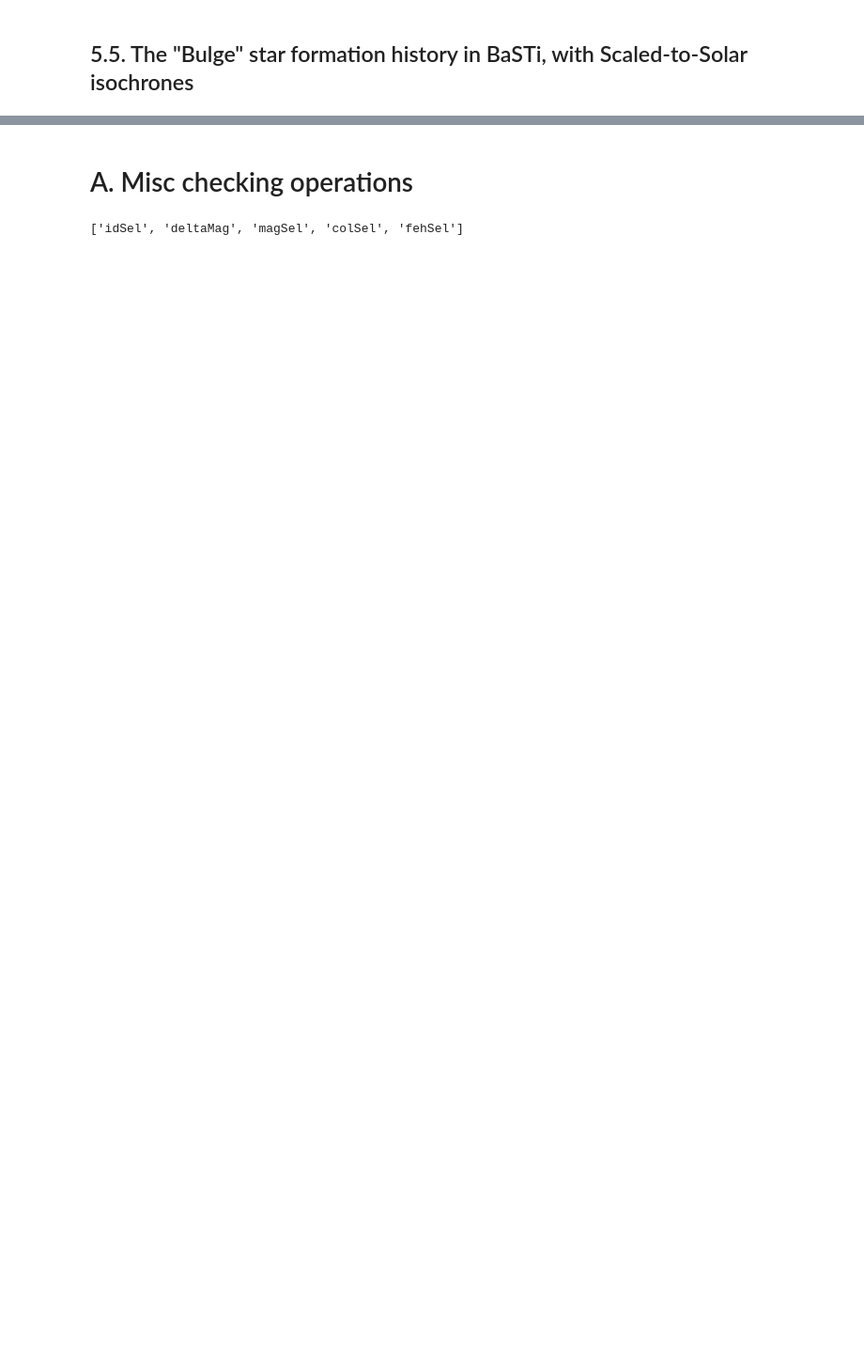
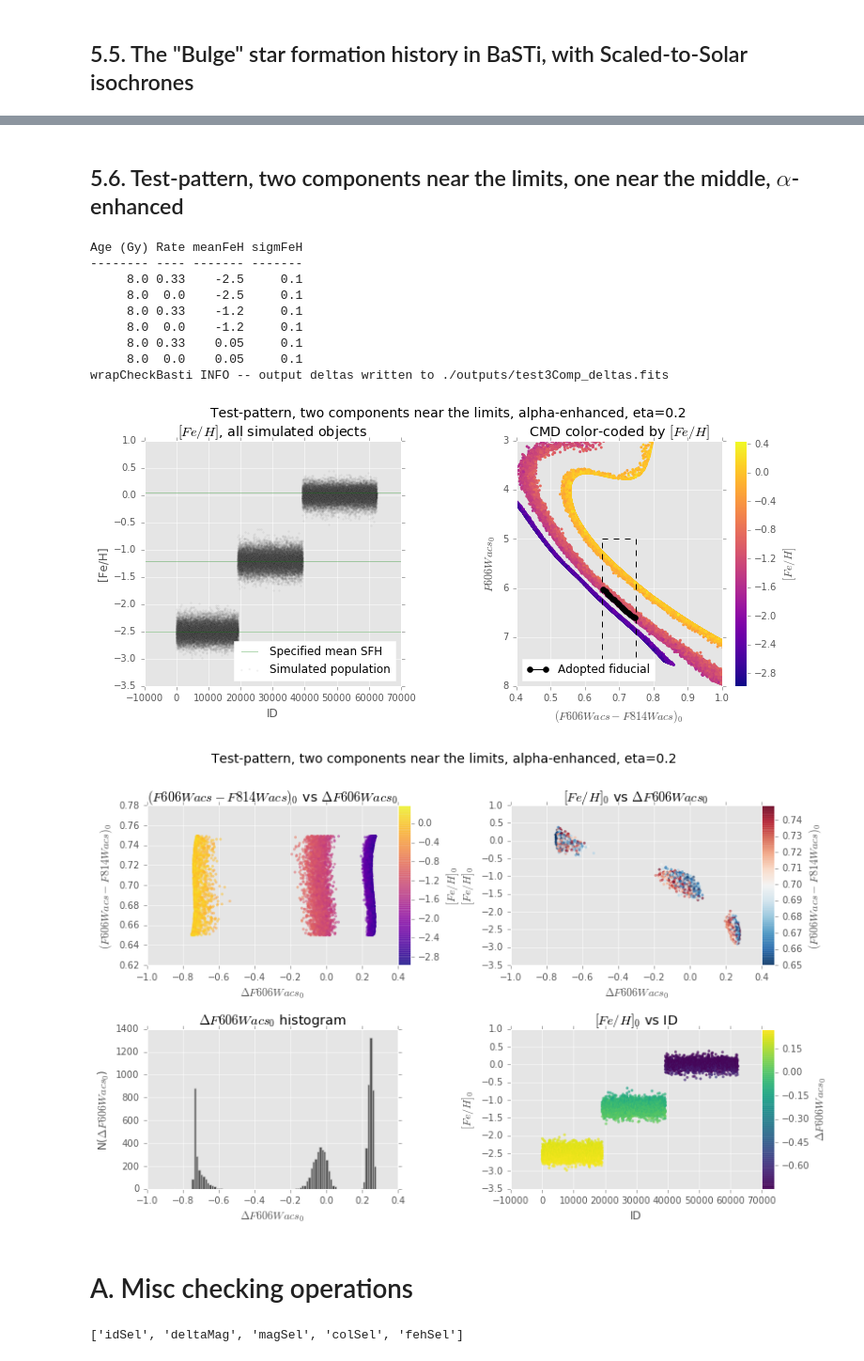
Before and after one commit to willclarkson/bastiTest, a Jupyter notebook: notebooks/2017-09-08_quicklookBaSTi_truncation.ipynb, the cells around one changed output, grey strips where cells are left out. Shown at 94% size. Saved outputs shown, nothing was run; the diff lists cells and outputs as text; code cells hidden in the pictures; blank space fills up the shorter version.

Commit message:
One more test case

```diff
--- a/notebooks/2017-09-08_quicklookBaSTi_truncation.ipynb
+++ b/notebooks/2017-09-08_quicklookBaSTi_truncation.ipynb
@@ -635,3 +636,28 @@ wrapCheckBasti INFO -- output deltas written to ./outputs/bulgeBasti_ss_deltas.f
+# %% [markdown]
+## 5.6.  Test-pattern, two components near the limits, one near the middle, $\alpha$-enhanced ##
+# %%
+stemPopTest = 'testPattern_3comp_al/Synth_Pop__Sep_9_19.48.56_CEST_2017_'
+sNameTest='test3Comp'
+sTitlTest='Test-pattern, two components near the limits, alpha-enhanced, eta=0.2'
+
+sStemTest='%s/%s' % (dirPlots, sNameTest)
+sDeltTest='%s/%s_deltas.fits' % (dirOuts, sNameTest)
+# %%
+wrapCheckBasti(stemPopTest, degFit, nMed, nMin, xLo, xHi, yLo, yHi, \
+               figStem=sStemTest, sTitle=sTitlTest, nBins=nBins, \
+               bothFigs=True, pathOut=sDeltTest, stripes=False)
+# %% [output]
+Age (Gy) Rate meanFeH sigmFeH
+-------- ---- ------- -------
+     8.0 0.33    -2.5     0.1
+     8.0  0.0    -2.5     0.1
+     8.0 0.33    -1.2     0.1
+     8.0  0.0    -1.2     0.1
+     8.0 0.33    0.05     0.1
+     8.0  0.0    0.05     0.1
+wrapCheckBasti INFO -- output deltas written to ./outputs/test3Comp_deltas.fits
+[figure, added]
+[figure, added]
 # %% [markdown]
 # A. Misc checking operations #
 # %%
```
Also changed, not shown: parts of 9 cells of this notebook, 19 other files.
